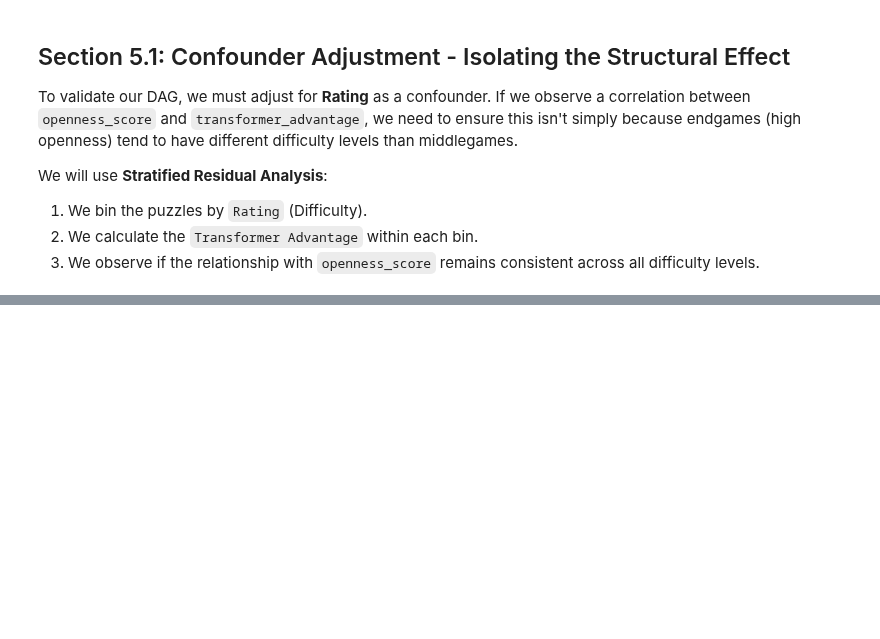
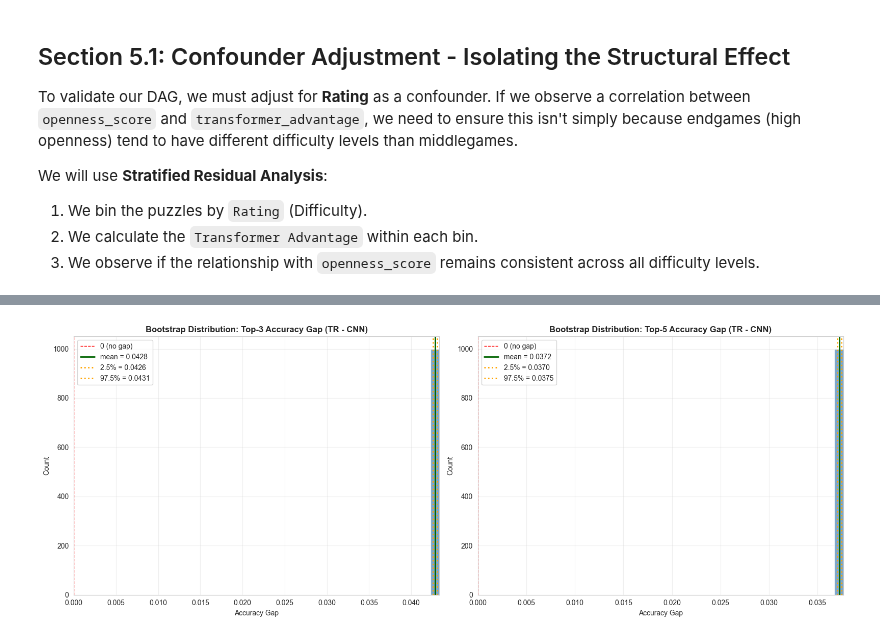
Before and after one commit to omarghara/CNN_vs_Transformer_in_Chess-Contradicting_Metrics, a Jupyter notebook: chess_policy_comparison_new.ipynb, the cells around one changed output, grey strips where cells are left out. Cells and saved outputs as stored; diff of their text form; code cells hidden in the pictures; blank space fills up the shorter version.

```diff
--- a/chess_policy_comparison_new.ipynb
+++ b/chess_policy_comparison_new.ipynb
@@ -1716,0 +1953,90 @@ plt.show()
+# %%
+# Bootstrap Analysis for Top-3 and Top-5 Accuracies
+import numpy as np
+import matplotlib.pyplot as plt
+
+n_iterations = 1000
+rng = np.random.default_rng(42)
+
+# Top-3 Bootstrap
+tr_top3 = puzzles_df["transformer_first_move_correct_top3"].to_numpy(dtype=np.float64)
+cnn_top3 = puzzles_df["cnn_first_move_correct_top3"].to_numpy(dtype=np.float64)
+
+N = len(tr_top3)
+gaps_top3 = np.empty(n_iterations, dtype=np.float64)
+
+for i in range(n_iterations):
+    idx = rng.integers(0, N, size=N)
+    gaps_top3[i] = tr_top3[idx].mean() - cnn_top3[idx].mean()
+
+lower_top3, upper_top3 = np.percentile(gaps_top3, [2.5, 97.5])
+mean_gap_top3 = gaps_top3.mean()
+
+# Top-5 Bootstrap
+tr_top5 = puzzles_df["transformer_first_move_correct_top5"].to_numpy(dtype=np.float64)
+cnn_top5 = puzzles_df["cnn_first_move_correct_top5"].to_numpy(dtype=np.float64)
+
+gaps_top5 = np.empty(n_iterations, dtype=np.float64)
+
+for i in range(n_iterations):
+    idx = rng.integers(0, N, size=N)
+    gaps_top5[i] = tr_top5[idx].mean() - cnn_top5[idx].mean()
+
+lower_top5, upper_top5 = np.percentile(gaps_top5, [2.5, 97.5])
+mean_gap_top5 = gaps_top5.mean()
+
+# Create side-by-side plots
+fig, (ax1, ax2) = plt.subplots(1, 2, figsize=(16, 6))
+
+# Plot Top-3
+pad_top3 = (upper_top3 - lower_top3) * 0.5
+x_min_top3 = min(0, lower_top3 - pad_top3)
+x_max_top3 = upper_top3 + pad_top3
+
+ax1.hist(gaps_top3, bins=40, range=(x_min_top3, x_max_top3), color='steelblue', alpha=0.7)
+ax1.axvline(0, linestyle="--", linewidth=1, color='red', label="0 (no gap)")
+ax1.axvline(mean_gap_top3, linewidth=2, color='darkgreen', label=f"mean = {mean_gap_top3:.4f}")
+ax1.axvline(lower_top3, linestyle=":", linewidth=2, color='orange', label=f"2.5% = {lower_top3:.4f}")
+ax1.axvline(upper_top3, linestyle=":", linewidth=2, color='orange', label=f"97.5% = {upper_top3:.4f}")
+
+ax1.set_title("Bootstrap Distribution: Top-3 Accuracy Gap (TR - CNN)", fontweight='bold')
+ax1.set_xlabel("Accuracy Gap")
+ax1.set_ylabel("Count")
+ax1.set_xlim(x_min_top3, x_max_top3)
+ax1.legend()
+ax1.grid(alpha=0.3)
+
+# Plot Top-5
+pad_top5 = (upper_top5 - lower_top5) * 0.5
+x_min_top5 = min(0, lower_top5 - pad_top5)
+x_max_top5 = upper_top5 + pad_top5
+
+ax2.hist(gaps_top5, bins=40, range=(x_min_top5, x_max_top5), color='steelblue', alpha=0.7)
+ax2.axvline(0, linestyle="--", linewidth=1, color='red', label="0 (no gap)")
+ax2.axvline(mean_gap_top5, linewidth=2, color='darkgreen', label=f"mean = {mean_gap_top5:.4f}")
+ax2.axvline(lower_top5, linestyle=":", linewidth=2, color='orange', label=f"2.5% = {lower_top5:.4f}")
+ax2.axvline(upper_top5, linestyle=":", linewidth=2, color='orange', label=f"97.5% = {upper_top5:.4f}")
+
+ax2.set_title("Bootstrap Distribution: Top-5 Accuracy Gap (TR - CNN)", fontweight='bold')
+ax2.set_xlabel("Accuracy Gap")
+ax2.set_ylabel("Count")
+ax2.set_xlim(x_min_top5, x_max_top5)
+ax2.legend()
+ax2.grid(alpha=0.3)
+
+plt.tight_layout()
+plt.show()
+
+# Print results
+print("=" * 60)
+print("BOOTSTRAP CONFIDENCE INTERVALS")
+print("=" * 60)
+print(f"\nTop-3 Accuracy Gap:")
+print(f"  Mean Gap: {mean_gap_top3:.6f}")
+print(f"  95% CI: [{lower_top3:.6f}, {upper_top3:.6f}]")
+
+print(f"\nTop-5 Accuracy Gap:")
+print(f"  Mean Gap: {mean_gap_top5:.6f}")
+print(f"  95% CI: [{lower_top5:.6f}, {upper_top5:.6f}]")
+# %% [output]
+[figure, added]
```
Also changed, not shown: parts of 46 cells of this notebook.
